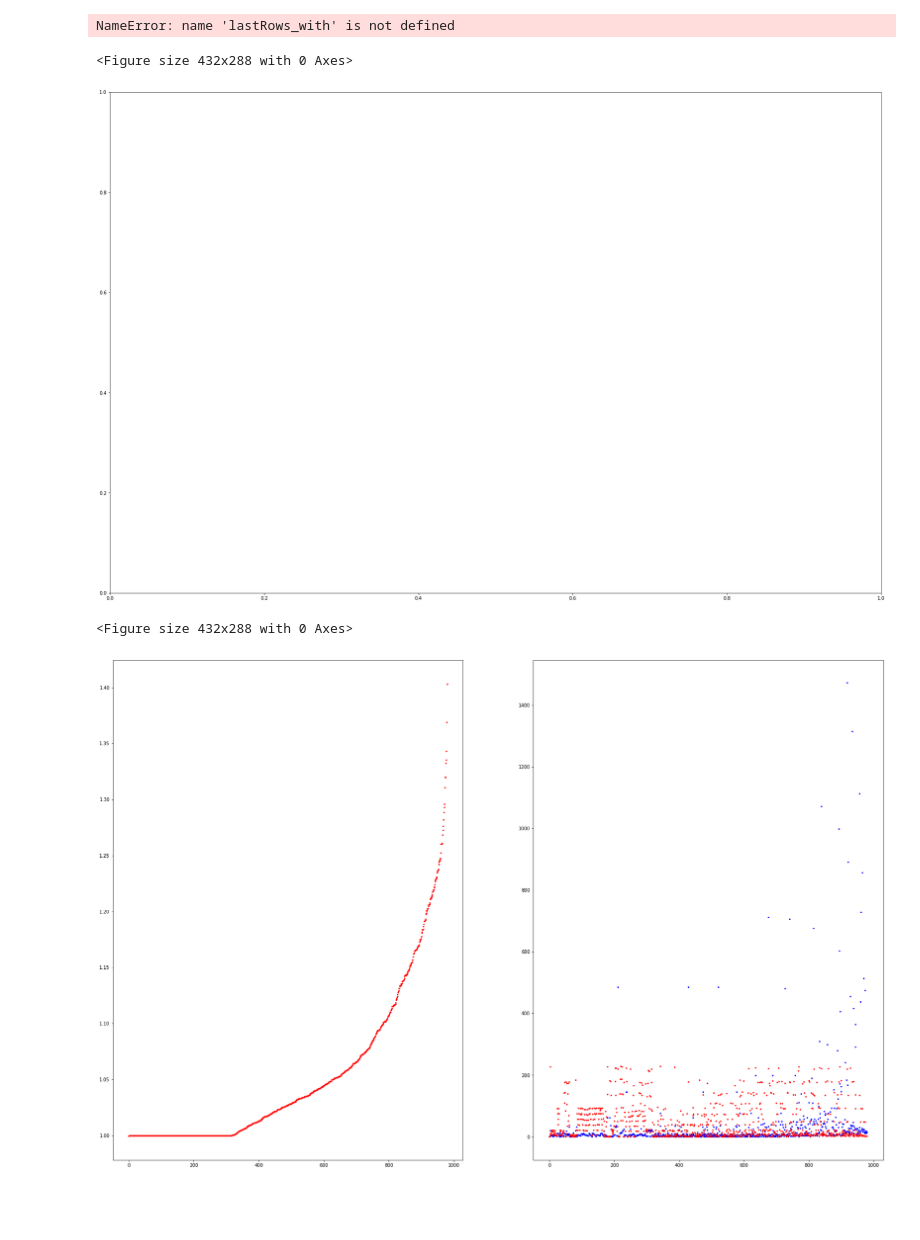
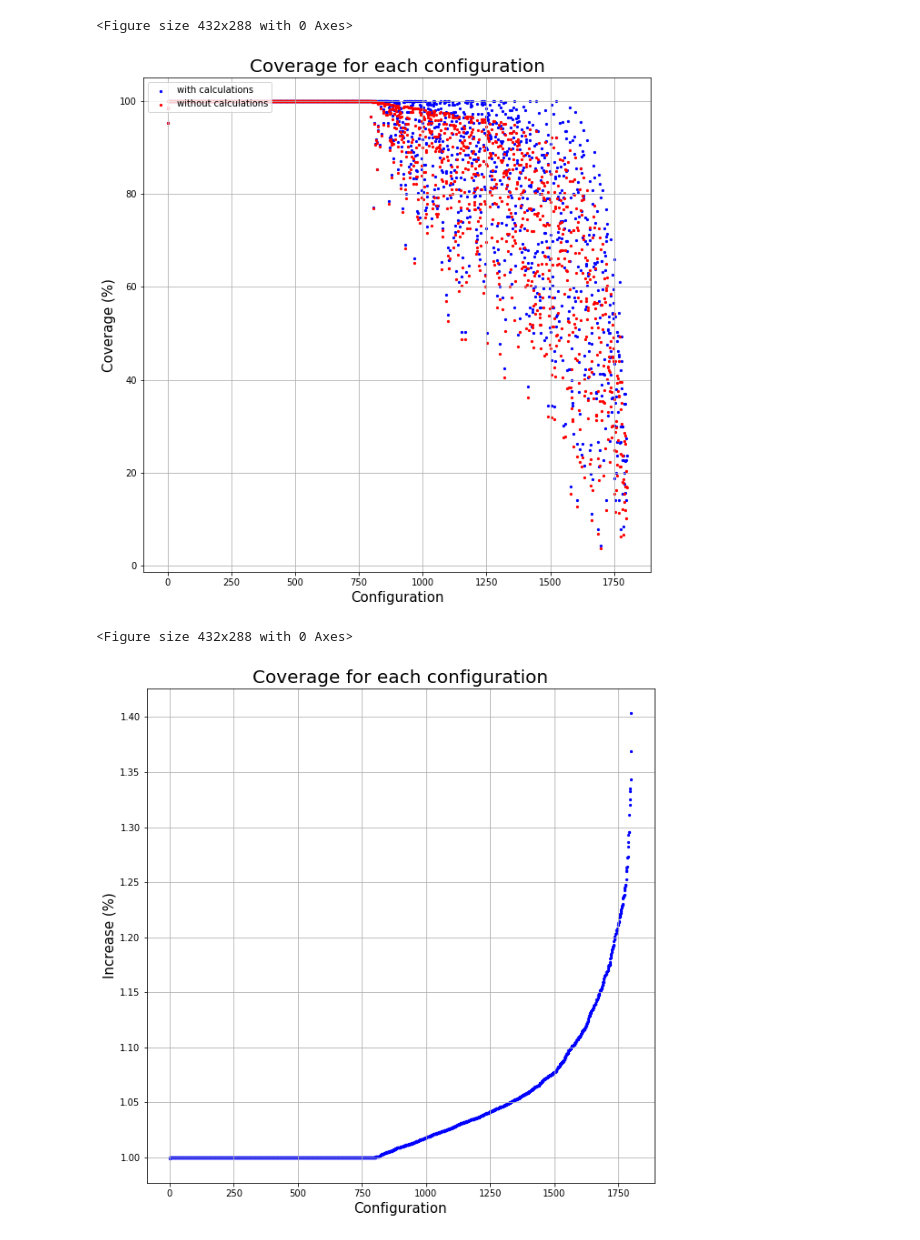
Before and after one commit to patrycze/ICCS2020_VOTERANK, a Jupyter notebook: analysis/last.ipynb, the cells around one changed output. Cells and saved outputs as stored; diff of their text form; code cells hidden in the pictures; blank space fills up the shorter version.

```diff
--- a/analysis/last.ipynb
+++ b/analysis/last.ipynb
@@ -118,7 +143,7 @@ lastRows_with = pd.DataFrame()
 lastRows_without = pd.DataFrame()
 
 for net in [1, 2, 3, 4, 5, 6, 7, 8, 9, 10, 11, 12, 13, 14, 15]:
-    for pp in [0.1, 0.2, 0.3, 0.4, 0.5, 0.6]:
+    for pp in [0.1, 0.2, 0.3, 0.4, 0.5, 0.6, 0.7, 0.8, 0.9]:
         for numberOfSeeds in [2, 4, 8, 16]:
             for limitPercentage in [1, 2, 3, 4, 5]:
                 subdata_with = data_with[(data_with['nazwa'] == net) & (data_with['pp'] == pp) & (data_with['numberOfSeeds'] == numberOfSeeds) & (data_with['limitPercentage'] == limitPercentage)]
@@ -136,7 +161,7 @@ for net in [1, 2, 3, 4, 5, 6, 7, 8, 9, 10, 11, 12, 13, 14, 15]:
                 temp_without = pd.DataFrame(subdata_without)
                 temp_with = pd.DataFrame(subdata_with)
 
-                temp = pd.DataFrame({'without': [subdata_without['infectedTotalPercentage']], 'with': [subdata_with['infectedTotalPercentage']],
+                temp = pd.DataFrame({'limitPercentage': limitPercentage, 'pp': pp, 'seed': numberOfSeeds, 'without': [subdata_without['infectedTotalPercentage']], 'with': [subdata_with['infectedTotalPercentage']],
                                      'increase': [subdata_with['infectedTotalPercentage'] / subdata_without['infectedTotalPercentage']],'secondsWithout': subdata_without['seconds'], 'secondsWith': subdata_with['seconds']})
 
                 lastRows_with = lastRows_with.append(temp)
@@ -150,31 +178,66 @@ for net in [1, 2, 3, 4, 5, 6, 7, 8, 9, 10, 11, 12, 13, 14, 15]:
 # %%
 lastRows_with = lastRows_with.sort_values('increase')
-lastRows_with = lastRows_with.dropna()
+# lastRows_with = lastRows_with.dropna()
 # lastRows_with
-# %% [output]
-NameError: name 'lastRows_with' is not defined
+# %%
+plt.figure();
+
+fig, ax = plt.subplots(ncols=1, nrows=1, figsize=(10,10))
+
+
+# ax.scatter(list(range(len(lastRows_with.index))), lastRows_with['infectedTotalPercentage'], s=10, color='red')
+# ax.scatter(list(range(len(lastRows_without.index))), lastRows_without['infectedTotalPercentage'], s=5, color='blue')
+lastRows_with = lastRows_with.sort_values('increase')
+
+
+ax.scatter(list(range(len(lastRows_with.index))), lastRows_with['with'], s=5, color='blue', label='with calculations')
+ax.scatter(list(range(len(lastRows_with.index))), lastRows_with['without'], s=5, color='red', label='without calculations')
+
+# ax[1].scatter(list(range(len(lastRows_with.index))), lastRows_with['secondsWith'], s=5, color='blue')
+# ax[1].scatter(list(range(len(lastRows_with.index))), lastRows_with['secondsWithout'], s=5, color='red')
+
+# ax.scatter(list(range(len(lastRows_with.index))), lastRows_with['with'], s=5, color='blue')
+# ax[0].scatter(list(range(len(lastRows_with.index))), lastRows_with['increase'], s=5, color='red')
+
+ax.set_xlabel(r'Configuration', fontsize=15)
+ax.set_ylabel(r'Coverage (%)', fontsize=15)
+ax.set_title('Coverage for each configuration', fontsize=20)
+
+ax.grid(True)
+
+ax.legend(loc='upper left')
+
+plt.show()
+# %% [output]
+<Figure size 432x288 with 0 Axes>
+[figure, added]
 # %%
 plt.figure();
 
-fig, ax = plt.subplots(ncols=2, nrows=1, figsize=(30,20))
+fig, ax = plt.subplots(ncols=1, nrows=1, figsize=(10,10))
 
 
 # ax.scatter(list(range(len(lastRows_with.index))), lastRows_with['infectedTotalPercentage'], s=10, color='red')
 # ax.scatter(list(range(len(lastRows_without.index))), lastRows_without['infectedTotalPercentage'], s=5, color='blue')
 
-# ax[0].scatter(list(range(len(lastRows_with.index))), lastRows_with['with'], s=5, color='blue')
-# ax[0].scatter(list(range(len(lastRows_with.index))), lastRows_with['without'], s=5, color='red')
+ax.scatter(list(range(len(lastRows_with.index))), lastRows_with['increase'], s=5, color='blue', label='with calculations')
+# ax.scatter(list(range(len(lastRows_with.index))), lastRows_with['without'], s=5, color='red', label='without calculations')
 
-ax[1].scatter(list(range(len(lastRows_with.index))), lastRows_with['secondsWith'], s=5, color='blue')
-ax[1].scatter(list(range(len(lastRows_with.index))), lastRows_with['secondsWithout'], s=5, color='red')
+# ax[1].scatter(list(range(len(lastRows_with.index))), lastRows_with['secondsWith'], s=5, color='blue')
+# ax[1].scatter(list(range(len(lastRows_with.index))), lastRows_with['secondsWithout'], s=5, color='red')
 
 # ax.scatter(list(range(len(lastRows_with.index))), lastRows_with['with'], s=5, color='blue')
-ax[0].scatter(list(range(len(lastRows_with.index))), lastRows_with['increase'], s=5, color='red')
+# ax[0].scatter(list(range(len(lastRows_with.index))), lastRows_with['increase'], s=5, color='red')
 
+ax.set_xlabel(r'Configuration', fontsize=15)
+ax.set_ylabel(r'Increase (%)', fontsize=15)
+ax.set_title('Coverage for each configuration', fontsize=20)
+
+ax.grid(True)
+
+# ax.legend(loc='upper left')
 
 plt.show()
 # %% [output]
 <Figure size 432x288 with 0 Axes>
-[figure, old version]
+[figure, new version]
-<Figure size 432x288 with 0 Axes>
-[figure, removed]
```
Also changed, not shown: parts of 10 cells of this notebook, 10 other files.
